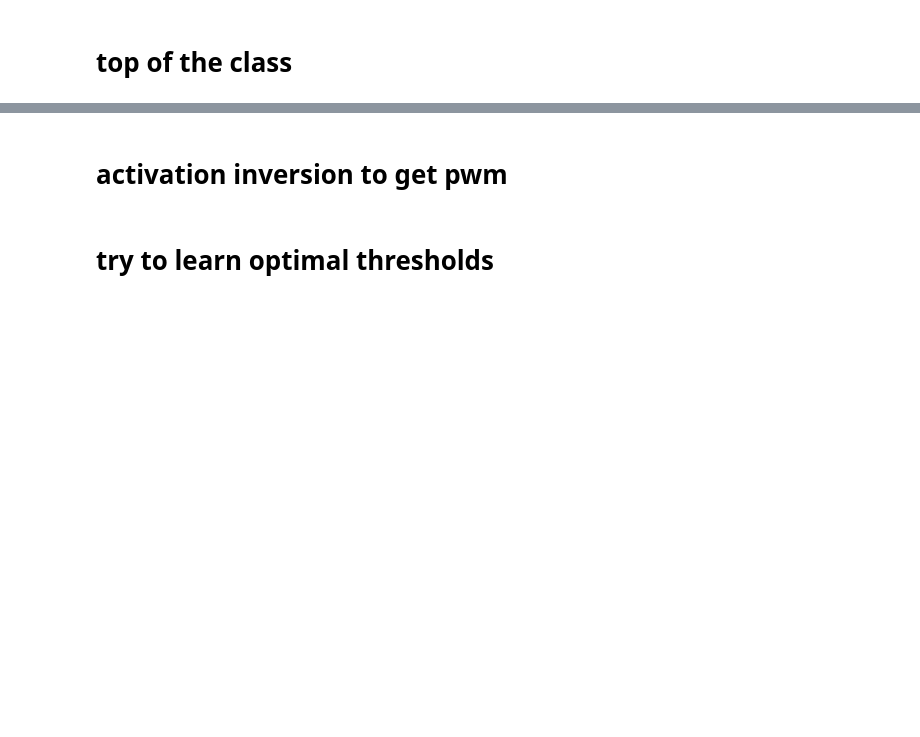
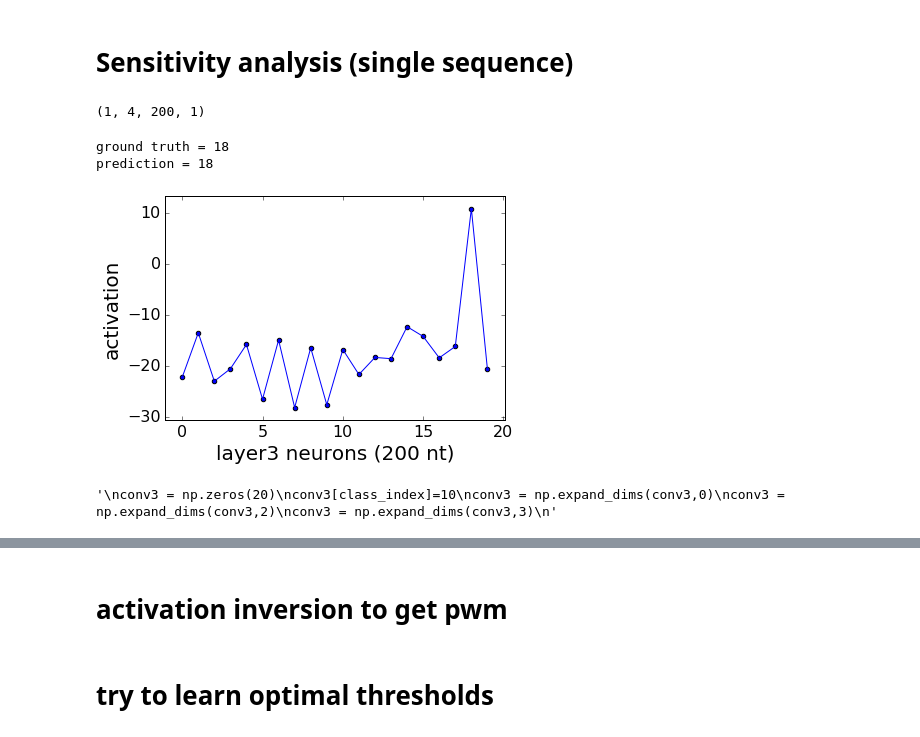
Before and after one commit to p-koo/theanomics, a Jupyter notebook: notebook/Importance reconstruction.ipynb, the cells around one changed output, grey strips where cells are left out. Drawn from its saved outputs; the diff is of its cells as text; code cells hidden in the pictures; blank space fills up the shorter version.

```diff
--- a/notebook/Importance reconstruction.ipynb
+++ b/notebook/Importance reconstruction.ipynb
@@ -93,7 +100,7 @@ test = (X_test, y_test, model_test)
 shape = (None, train[0].shape[1], train[0].shape[2], train[0].shape[3])
 num_labels = train[1].shape[1]
 # %%
-model_name = "autoencode_motif_model"
+model_name = "test_motif_model"
 nnmodel = NeuralNet(model_name, shape, num_labels)
 # %%
 nnmodel = fit.train_minibatch(nnmodel, train, valid, batch_size=128, num_epochs=500,
@@ -202,8 +259,6 @@ def seq_logo(pwm, height=100, nt_width=20, norm=0, rna=1, filepath='.'):
                 remaining_height -= nt_height[j]
 
     return logo.astype(np.uint8)
-# %% [markdown]
-# top of the class
 # %%
 def maxunpool(X, pool, active):
     pool_size = active.shape[2]/pool.shape[2]
@@ -315,3 +370,65 @@ def same_unpool_fmap(layer, seq_length):
     for i in range(num_map):
         amap[:,range(i*num_unpool,(i+1)*num_unpool)] = np.outer(activation[:,i], np.ones(num_unpool))
     return amap
+# %% [markdown]
+# Sensitivity analysis (single sequence)
+# %%
+map_index = 85#14, 16, 22
+
+savename = 'Unlocalized_shallow_'+str(map_index)+'_'
+savedir = '/home/peter/Documents/'+savename
+
+X = test[0][map_index]
+X = np.expand_dims(X,0)
+y = test[1][map_index]
+model = test[2][map_index]
+print X.shape
+
+seq_length = X.shape[2]
+# %% [output]
+(1, 4, 200, 1)
+# %%
+# get prediction
+get_prediction = theano.function([nnmodel.input_var], layers.get_output(network['output'], deterministic=True), allow_input_downcast=True)
+prediction = get_prediction(X)
+print 'ground truth = ' + str(np.argmax(y))
+print 'prediction = ' + str(np.argmax(prediction))
+
+class_index = np.argmax(y)
+# %% [output]
+ground truth = 18
+prediction = 18
+# %%
+# get dense layer
+get_conv3 = theano.function([nnmodel.input_var], layers.get_output(network['conv3'], deterministic=True), allow_input_downcast=True)
+conv3 = get_conv3(X)
+conv3_flat = np.squeeze(conv3[0],axis=2)
+
+
+fig = plt.figure()
+plt.plot(conv3_flat);
+plt.scatter(range(20),conv3_flat);
+plt.axis('tight')
+ax = plt.gca()
+ax.tick_params(axis='x', labelsize=16)
+ax.tick_params(axis='y', labelsize=16)
+plt.xlabel('layer3 neurons (200 nt)', fontsize=20)
+plt.ylabel('activation', fontsize=20)
+outfile = savedir+ 'conv3_'+ str(class_index)  + '.pdf'
+fig.savefig(outfile, format='pdf', dpi=1000)
+call(['pdfcrop', outfile, outfile])
+
+threshold = np.max(conv3)*.9
+conv3[conv3<threshold] = 0
+# %% [output]
+[figure, added]
+# %%
+"""
+conv3 = np.zeros(20)
+conv3[class_index]=10
+conv3 = np.expand_dims(conv3,0)
+conv3 = np.expand_dims(conv3,2)
+conv3 = np.expand_dims(conv3,3)
+"""
+# %% [output]
+'\nconv3 = np.zeros(20)\nconv3[class_index]=10\nconv3 = np.expand_dims(conv3,0)\nconv3 = np.expand_dims(conv3,2)\nconv3 = np.expand_dims(conv3,3)\n'
```
Also changed, not shown: parts of 15 cells of this notebook, 28 other files.
